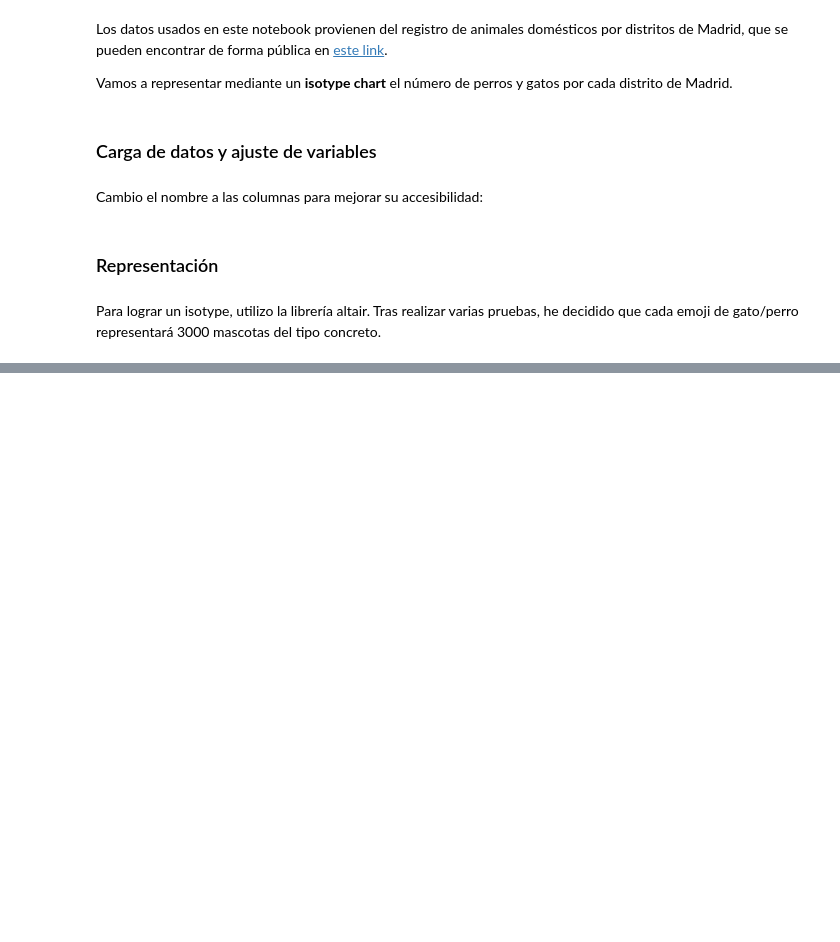
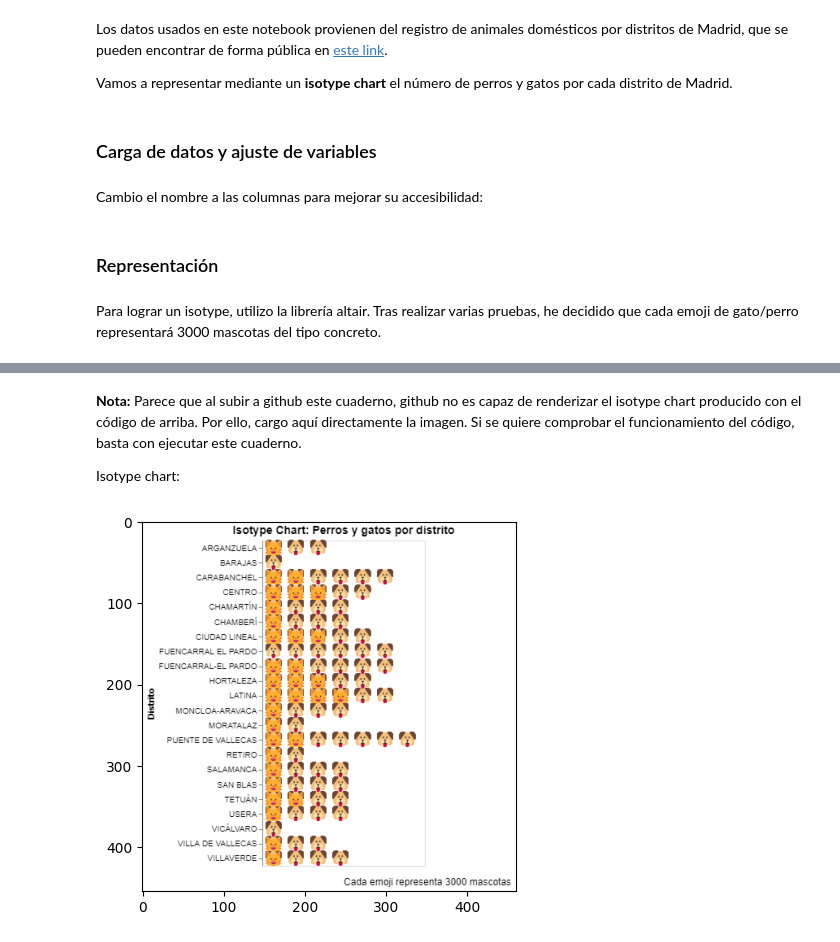
Before and after one commit to alejandrogarayoauoc/PEC2-Garayoa-VD, a Jupyter notebook: src/isotype.ipynb, the cells around one changed output, grey strips where cells are left out. Cells and saved outputs as stored; diff of their text form; code cells hidden in the pictures; blank space fills up the shorter version.

Commit message:
Fix github problem with renderization of isotype chart

```diff
--- a/src/isotype.ipynb
+++ b/src/isotype.ipynb
@@ -58,3 +58,15 @@ chart_with_text = (chart + text).configure_title(fontSize=14)
 chart_with_text.show()
 # %% [output]
 [interactive output not drawn]
+# %% [markdown]
+**Nota:** Parece que al subir a github este cuaderno, github no es capaz de renderizar el isotype chart producido con el código de arriba. Por ello, cargo aquí directamente la imagen. Si se quiere comprobar el funcionamiento del código, basta con ejecutar este cuaderno.
+
+Isotype chart:
+# %%
+import matplotlib.pyplot as plt
+import matplotlib.image as mpimg
+img = mpimg.imread('isotype.png')
+imgplot = plt.imshow(img)
+plt.show()
+# %% [output]
+[figure, added]
```
Also changed, not shown: 2 other files.
